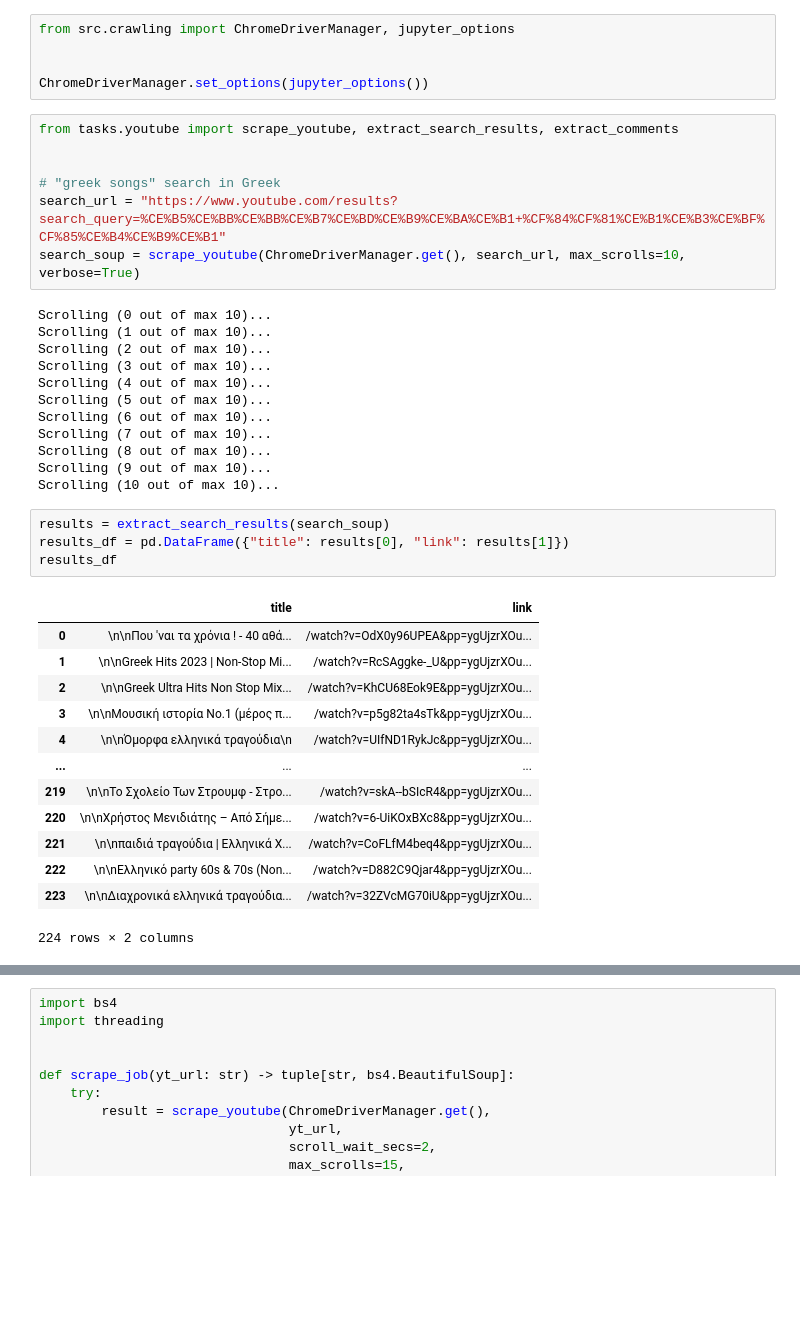
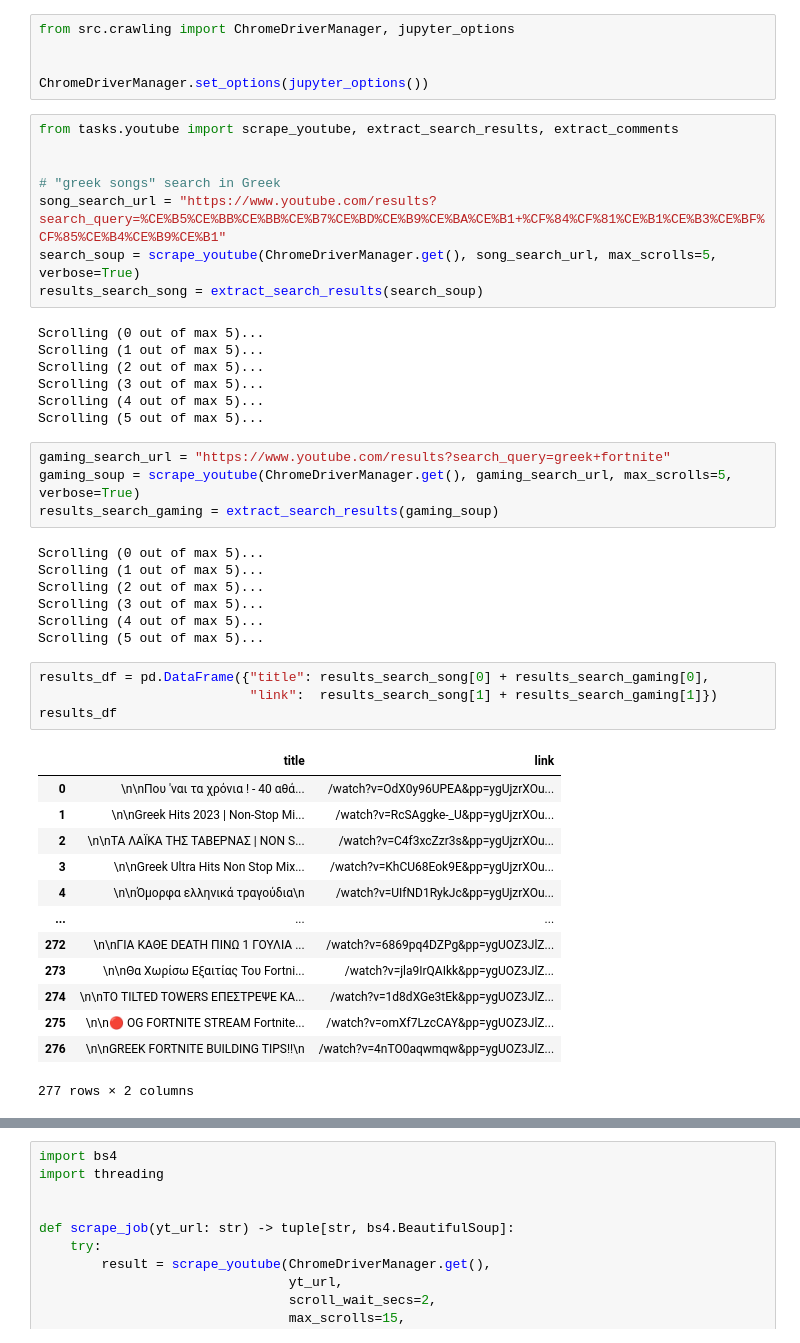
Before and after one commit to dimits-ts/practical_data_science, a Jupyter notebook: translation/lang_identification.ipynb, the cells around one changed output, grey strips where cells are left out. Drawn from its saved outputs; the diff is of its cells as text; blank space fills up the shorter version.

Commit message:
Diversify data sources

```diff
--- a/translation/lang_identification.ipynb
+++ b/translation/lang_identification.ipynb
@@ -362,38 +362,45 @@ from tasks.youtube import scrape_youtube, extract_search_results, extract_commen
 
 
 # "greek songs" search in Greek
-search_url = "https://www.youtube.com/results?search_query=%CE%B5%CE%BB%CE%BB%CE%B7%CE%BD%CE%B9%CE%BA%CE%B1+%CF%84%CF%81%CE%B1%CE%B3%CE%BF%CF%85%CE%B4%CE%B9%CE%B1"
-search_soup = scrape_youtube(ChromeDriverManager.get(), search_url, max_scrolls=10, verbose=True)
+song_search_url = "https://www.youtube.com/results?search_query=%CE%B5%CE%BB%CE%BB%CE%B7%CE%BD%CE%B9%CE%BA%CE%B1+%CF%84%CF%81%CE%B1%CE%B3%CE%BF%CF%85%CE%B4%CE%B9%CE%B1"
+search_soup = scrape_youtube(ChromeDriverManager.get(), song_search_url, max_scrolls=5, verbose=True)
+results_search_song = extract_search_results(search_soup)
 # %% [output]
-Scrolling (0 out of max 10)...
-Scrolling (1 out of max 10)...
-Scrolling (2 out of max 10)...
-Scrolling (3 out of max 10)...
-Scrolling (4 out of max 10)...
-Scrolling (5 out of max 10)...
-Scrolling (6 out of max 10)...
-Scrolling (7 out of max 10)...
-Scrolling (8 out of max 10)...
-Scrolling (9 out of max 10)...
-Scrolling (10 out of max 10)...
+Scrolling (0 out of max 5)...
+Scrolling (1 out of max 5)...
+Scrolling (2 out of max 5)...
+Scrolling (3 out of max 5)...
+Scrolling (4 out of max 5)...
+Scrolling (5 out of max 5)...
+# %%
+gaming_search_url = "https://www.youtube.com/results?search_query=greek+fortnite"
+gaming_soup = scrape_youtube(ChromeDriverManager.get(), gaming_search_url, max_scrolls=5, verbose=True)
+results_search_gaming = extract_search_results(gaming_soup)
+# %% [output]
+Scrolling (0 out of max 5)...
+Scrolling (1 out of max 5)...
+Scrolling (2 out of max 5)...
+Scrolling (3 out of max 5)...
+Scrolling (4 out of max 5)...
+Scrolling (5 out of max 5)...
 # %%
-results = extract_search_results(search_soup)
-results_df = pd.DataFrame({"title": results[0], "link": results[1]})
+results_df = pd.DataFrame({"title": results_search_song[0] + results_search_gaming[0],
+                           "link":  results_search_song[1] + results_search_gaming[1]})
 results_df
 # %% [output]
 |  | title | link |
 | 0 | \n\nΠου 'ναι τα χρόνια ! - 40 αθά... | /watch?v=OdX0y96UPEA&pp=ygUjzrXOu... |
 | 1 | \n\nGreek Hits 2023 | Non-Stop Mi... | /watch?v=RcSAggke-_U&pp=ygUjzrXOu... |
-| 2 | \n\nGreek Ultra Hits Non Stop Mix... | /watch?v=KhCU68Eok9E&pp=ygUjzrXOu... |
-| 3 | \n\nΜουσική ιστορία Νο.1 (μέρος π... | /watch?v=p5g82ta4sTk&pp=ygUjzrXOu... |
+| 2 | \n\nΤΑ ΛΑΪΚΑ ΤΗΣ ΤΑΒΕΡΝΑΣ | NON S... | /watch?v=C4f3xcZzr3s&pp=ygUjzrXOu... |
+| 3 | \n\nGreek Ultra Hits Non Stop Mix... | /watch?v=KhCU68Eok9E&pp=ygUjzrXOu... |
 | 4 | \n\nΌμορφα ελληνικά τραγούδια\n | /watch?v=UIfND1RykJc&pp=ygUjzrXOu... |
 | ... | ... | ... |
-| 219 | \n\nΤο Σχολείο Των Στρουμφ - Στρο... | /watch?v=skA--bSIcR4&pp=ygUjzrXOu... |
-| 220 | \n\nΧρήστος Μενιδιάτης – Από Σήμε... | /watch?v=6-UiKOxBXc8&pp=ygUjzrXOu... |
-| 221 | \n\nπαιδιά τραγούδια | Ελληνικά Χ... | /watch?v=CoFLfM4beq4&pp=ygUjzrXOu... |
-| 222 | \n\nΕλληνικό party 60s & 70s (Non... | /watch?v=D882C9Qjar4&pp=ygUjzrXOu... |
-| 223 | \n\nΔιαχρονικά ελληνικά τραγούδια... | /watch?v=32ZVcMG70iU&pp=ygUjzrXOu... |
+| 272 | \n\nΓΙΑ ΚΑΘΕ DEATH ΠΙΝΩ 1 ΓΟΥΛΙΑ ... | /watch?v=6869pq4DZPg&pp=ygUOZ3JlZ... |
+| 273 | \n\nΘα Χωρίσω Εξαιτίας Του Fortni... | /watch?v=jla9IrQAIkk&pp=ygUOZ3JlZ... |
+| 274 | \n\nΤΟ TILTED TOWERS ΕΠΕΣΤΡΕΨΕ ΚΑ... | /watch?v=1d8dXGe3tEk&pp=ygUOZ3JlZ... |
+| 275 | \n\n🔴 OG FORTNITE STREAM Fortnite... | /watch?v=omXf7LzcCAY&pp=ygUOZ3JlZ... |
+| 276 | \n\nGREEK FORTNITE BUILDING TIPS!!\n | /watch?v=4nTO0aqwmqw&pp=ygUOZ3JlZ... |
-224 rows × 2 columns
+277 rows × 2 columns
 # %%
 results_df.title = results_df.title.apply(lambda x: x.strip())
 results_df.link = results_df.link.apply(lambda x: "https://www.youtube.com" + x)
```
Also changed, not shown: parts of 7 cells of this notebook.
